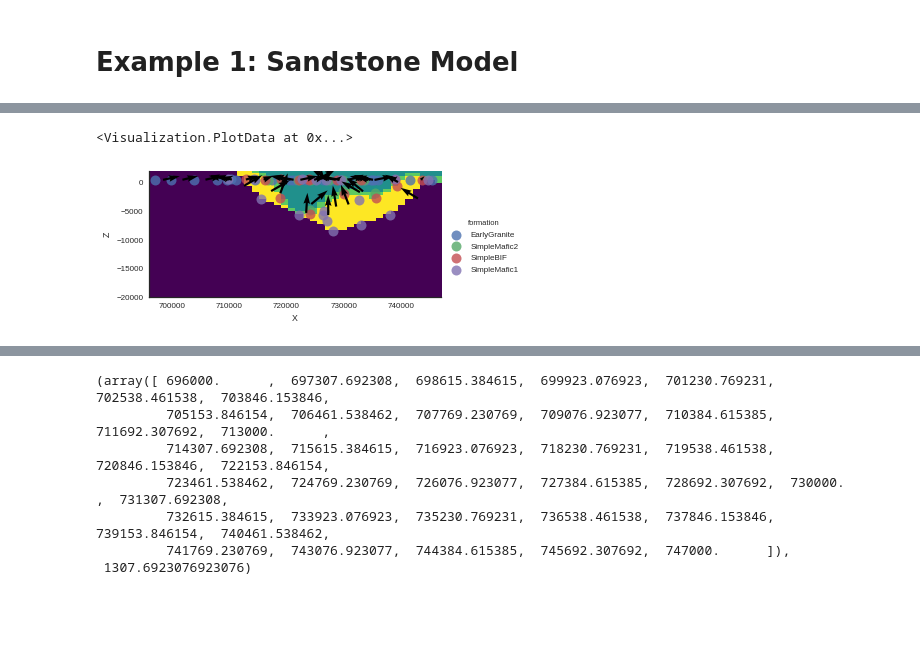
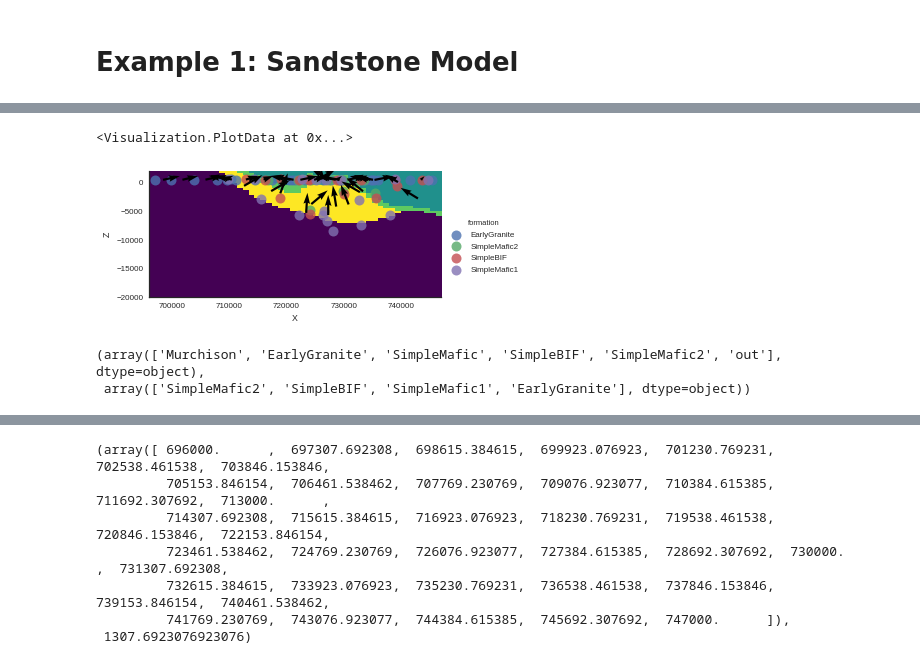
Before and after one commit to nre-aachen/gempy, a Jupyter notebook: Prototype Notebook/Example_1_Sandstone.ipynb, the cells around one changed output, grey strips where cells are left out. Saved outputs shown, nothing was run; the diff lists cells and outputs as text; code cells hidden in the pictures; blank space fills up the shorter version.

```diff
--- a/Prototype Notebook/Example_1_Sandstone.ipynb
+++ b/Prototype Notebook/Example_1_Sandstone.ipynb
@@ -30,7 +30,7 @@ np.set_printoptions(precision = 6, linewidth= 130, suppress =  True)
 %matplotlib inline
 # %%
 # Importing the data from csv files and settign extent and resolution
-geo_data = GeMpy.import_data([696000,747000,6863000,6950000,-20000, 2000],[ 40, 40, 40],
+geo_data = GeMpy.import_data([696000,747000,6863000,6950000,-20000, 2000],[ 50, 50, 50],
                          path_f = os.pardir+"/input_data/a_Foliations.csv",
                          path_i = os.pardir+"/input_data/a_Points.csv")
 
@@ -49,4 +53,6 @@ geo_data_s = GeMpy.select_series(geo_data, ['EarlyGranite_Series'])
 # grade after compilation). From here we can set also the data type of the operations in case you want to
 # use the GPU. Verbose is huge. There is a large list of strings that select what you want to print while
 # the computation.
-data_interp = GeMpy.set_interpolator(geo_data, dtype="float32", verbose=[])
+data_interp = GeMpy.set_interpolator(geo_data,
+                                     dtype="float32",
+                                     verbose=[])
@@ -73,6 +93,6 @@ sol = debugging(input_data_P[0], input_data_P[1], input_data_P[2], input_data_P[
 # %%
 # Plot the block model.
-GeMpy.plot_section(geo_data, 13,  block = sol, direction='y', plot_data = True)
+GeMpy.plot_section(geo_data, 13,  block = sol[-1,0,:], direction='y', plot_data = True)
 # %% [output]
 <Visualization.PlotData at 0x...>
-[figure, old version]
+[figure, new version]
@@ -78,0 +103,5 @@ GeMpy.plot_section(geo_data, 13,  block = sol, direction='y', plot_data = True)
+# %%
+geo_res['nx 50'].unique(), geo_data.formations
+# %% [output]
+(array(['Murchison', 'EarlyGranite', 'SimpleMafic', 'SimpleBIF', 'SimpleMafic2', 'out'], dtype=object),
+ array(['SimpleMafic2', 'SimpleBIF', 'SimpleMafic1', 'EarlyGranite'], dtype=object))
```
Also changed, not shown: parts of 24 cells of this notebook, 6 other files.
